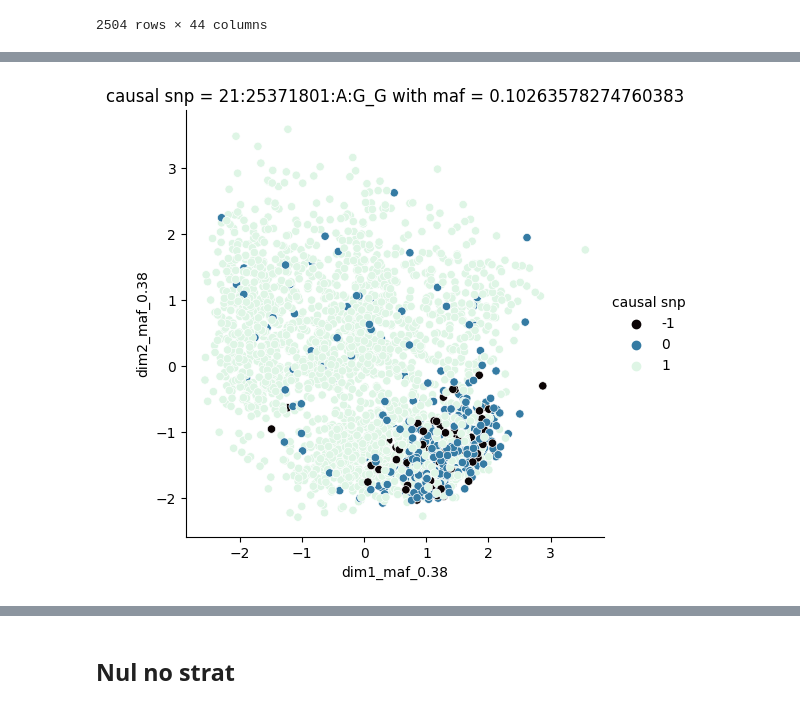
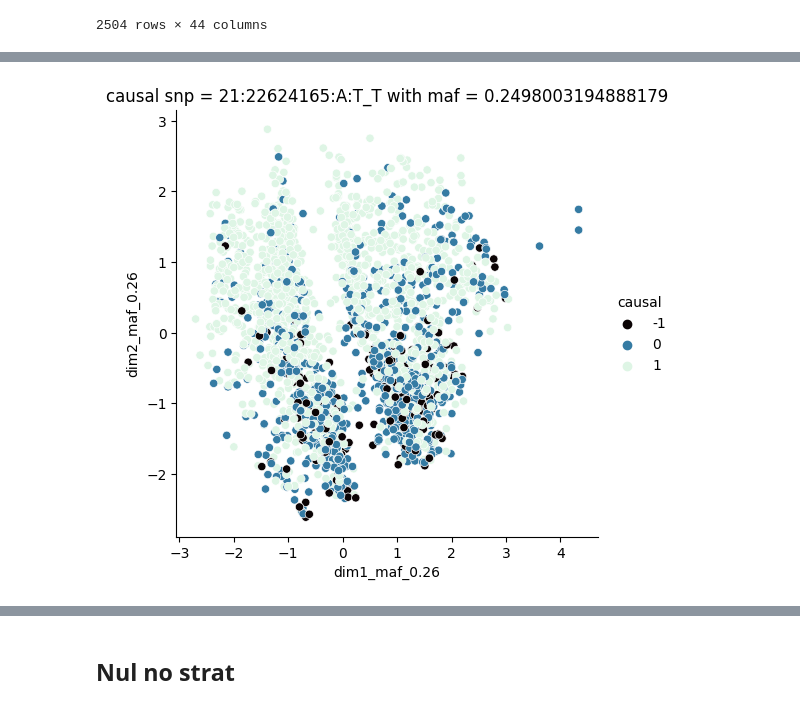
Before and after one commit to mat2m10/powercontrol, a Jupyter notebook: 06_power_pop_strat_no_corr.ipynb, the cells around one changed output, grey strips where cells are left out. Cells and saved outputs as stored; diff of their text form; code cells hidden in the pictures.

```diff
--- a/06_power_pop_strat_no_corr.ipynb
+++ b/06_power_pop_strat_no_corr.ipynb
@@ -56,7 +56,7 @@ os.listdir('./data/genotype')
  '8_9_120_8_maf_0.014_0.015.pkl',
  '97_4_80_97_maf_0.25_0.25.pkl']
 # %%
-wanted_maf = '0.1_0.1'
+wanted_maf = '0.25_0.25'
 # %%
 snps = [f for f in os.listdir('./data/genotype') if f.split("_maf_")[1].split('.pkl')[0] == wanted_maf]
 for snp in snps:
@@ -71,5 +71,5 @@ for snp in snps:
 # %%
-snp_num = 0
+snp_num = 1
 geno[geno.columns[snp_num]].value_counts()
 num_maj = geno[geno.columns[snp_num]].value_counts()[1]
 num_het = geno[geno.columns[snp_num]].value_counts()[0]
@@ -135,10 +136,10 @@ plt.show()
 # %%
-humans[f"causal snp"] = geno[geno.columns[snp_num]]
+humans[f"causal"] = geno[geno.columns[snp_num]]
 g = sns.relplot(
     data=humans,
     x=f"dim1_maf_{maf_pop}", y=f"dim2_maf_{maf_pop}",
-    hue=f"causal snp",
+    hue=f"causal",
     palette='mako', sizes=(10, 200)).set(title=f"causal snp = {geno.columns[snp_num]} with maf = {maf}")
 plt.show()
 # %% [output]
-[figure, old version]
+[figure, new version]
```
Also changed, not shown: parts of 17 cells of this notebook.
